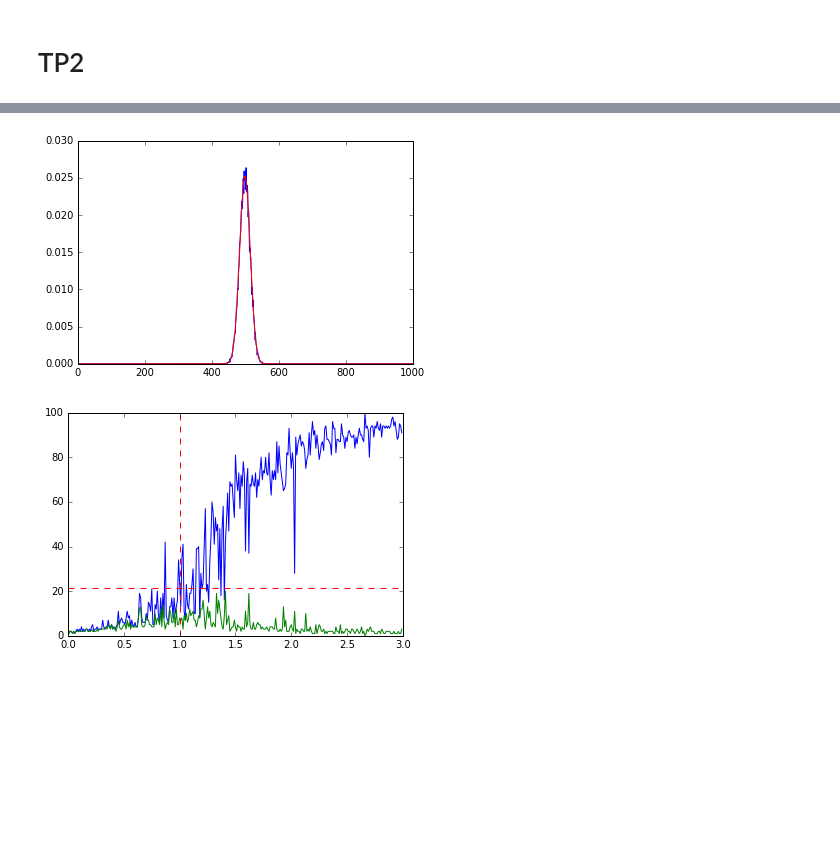
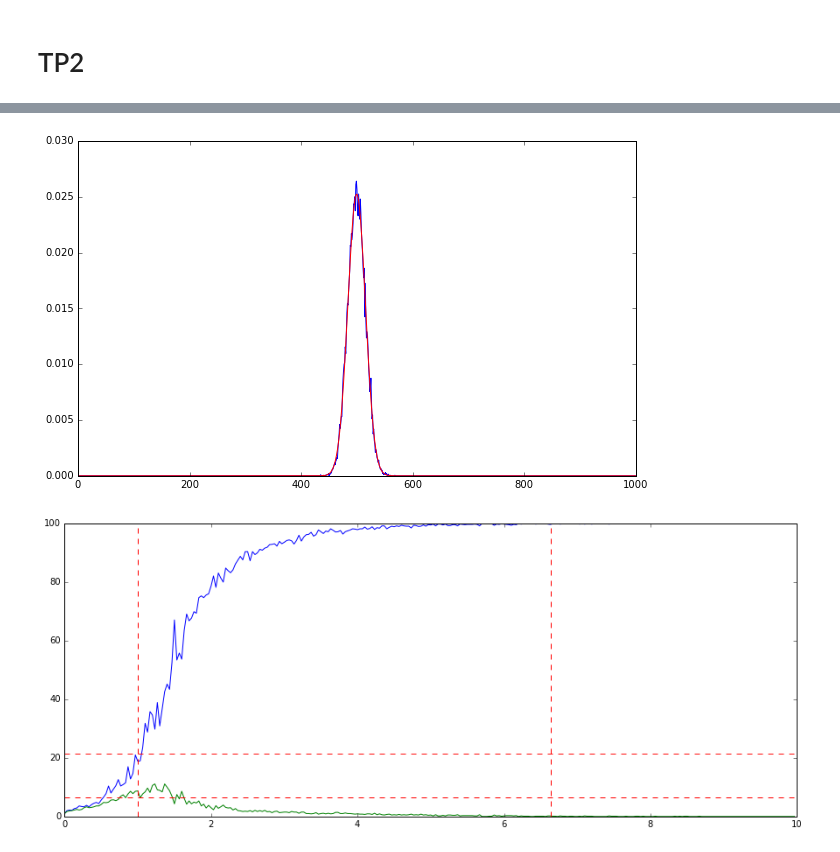
Before and after one commit to d1laj/M2_CR15, a Jupyter notebook: TP1.ipynb, the cells around one changed output, grey strips where cells are left out. Cells and saved outputs as stored; diff of their text form; code cells hidden in the pictures; blank space fills up the shorter version.

```diff
--- a/TP1.ipynb
+++ b/TP1.ipynb
@@ -45,14 +45,14 @@ class Graph(object):
     def add_vertex(self, vertex):
         """ If vertex is not in self.__graph_dict, a key "vertex" with an empty
         list as a value is added to the dictionary. Otherwise nothing has to be
-        done. To complete."""
+        done."""
         if not vertex in self.__graph_dict:
             self.__graph_dict[vertex] = []
 
 
     def add_edge(self, edge):
         """ assumes that edge is of type set, tuple or list. No loops or
-        multiple edges. To complete."""
+        multiple edges."""
         my_edge = list(edge)
         if len(my_edge) != 2: raise WrongSizeForEdge()
         u = edge.pop()
@@ -502,6 +502,7 @@ import scipy.special
 import matplotlib
 import matplotlib.pyplot as plt;
 %matplotlib inline
+plt.rcParams['figure.figsize'] = (15, 6)
 # %%
 def er_np(n, p):
     graph_dict = {}
@@ -609,7 +610,7 @@ expected = [binomial_coef(n-1, k) * math.pow(p, k) * math.pow(1-p, n-1-k) for k
 plt.plot(expected, 'r')
 plt.show()
 # %% [output]
-[figure, old version]
+[figure, new version]
 # %%
 def biggest_comp_size(G):
     comps = G.connected_components()
@@ -651,29 +652,35 @@ def second_biggest_comp_size(G):
     return sec_size
 # %%
 #2
+# TODO : rendre le truc plus dynamique
 n = 100
-nb_average = 20
+nb_average = 10
 step = 300
+end_point = 10
 
 bcomp_size = [0 for i in range(step)]
 sec_size = [0 for i in range(step)]
 x = [0 for i in range(step)]
-for i in range(step):
-    p = 3 * i / (step * n)
-    x[i] = n * p
-    G = er_np(n, p)
-    bcomp_size[i] = biggest_comp_size(G)
-    sec_size[i] = second_biggest_comp_size(G)
+for t in range(nb_average):
+    for i in range(step):
+        p = end_point * i / (step * n)
+        x[i] = n * p
+        G = er_np(n, p)
+        bcomp_size[i] += biggest_comp_size(G)
+        sec_size[i] += second_biggest_comp_size(G)
+bcomp_size = [x / nb_average for x in bcomp_size]
+sec_size = [x / nb_average for x in sec_size]
 
 plt.plot(x, bcomp_size)
 plt.plot(x, sec_size)
 
 vert_line_data = np.array([math.pow(n, 2/3) for i in range(2)])
-plt.plot([0,3] , vert_line_data, 'r--')
+plt.plot([0,end_point] , vert_line_data, 'r--')
 
 plt.plot([1,1] , [0,n], 'r--')
-plt.plot([1,math.log(n)] , [0,n], 'r--')
+plt.plot( [0,end_point], [math.log(n, 2),math.log(n, 2)], 'r--') # log2 ou ln ??
+plt.plot( [math.log(n, 2),math.log(n, 2)], [0,n], 'r--') # log2 ou ln ??
 
 plt.show()
 # %% [output]
-[figure, old version]
+[figure, new version]
```
Also changed, not shown: parts of 7 cells of this notebook.
